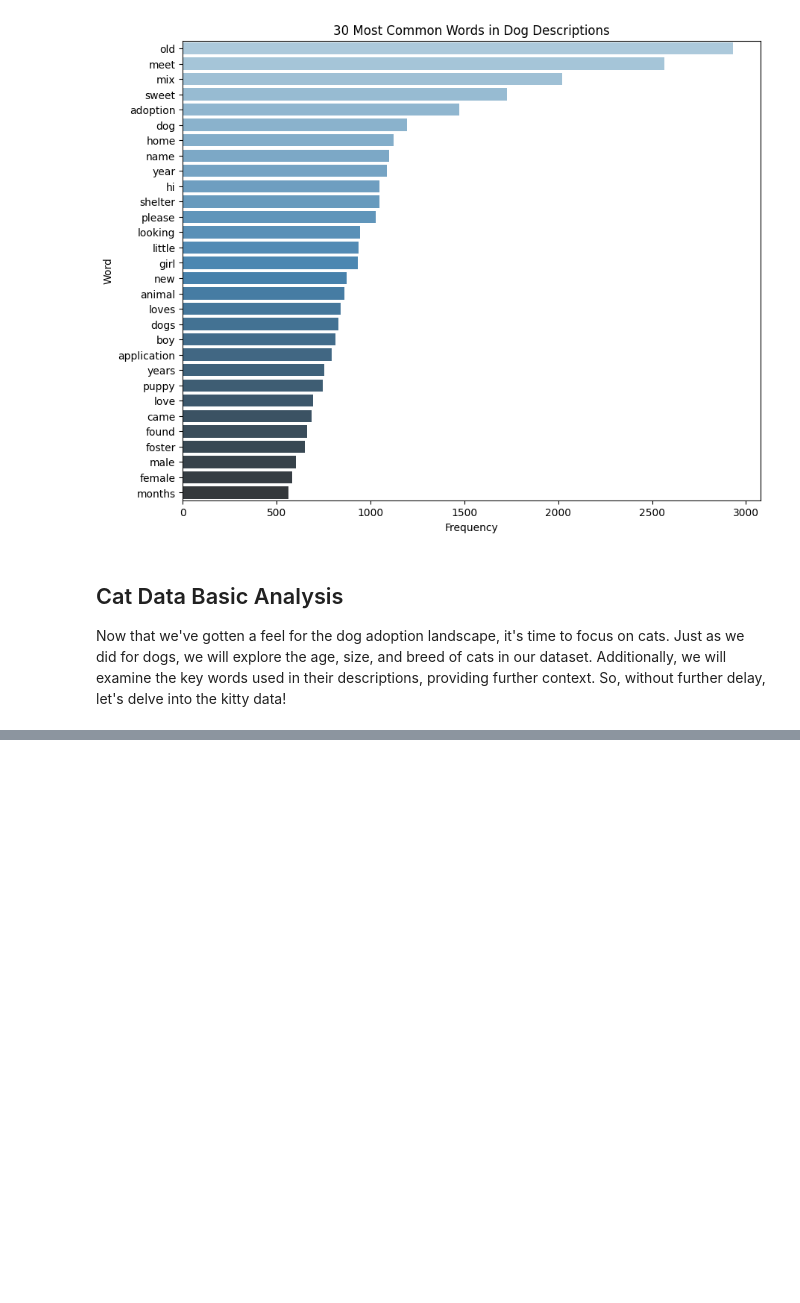
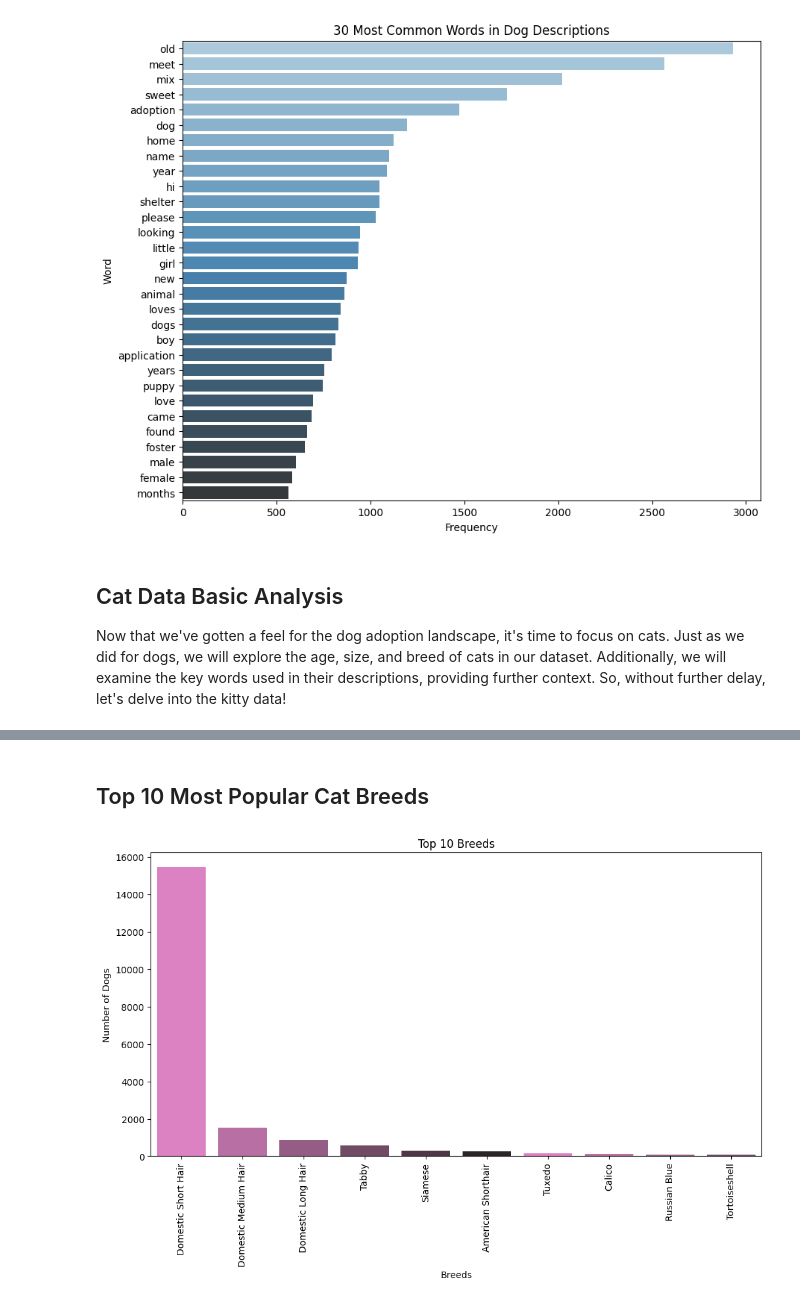
Before and after one commit to violeta-kastreva/pet-adoption-rates-research, a Jupyter notebook: pets-research.ipynb, the cells around one changed output, grey strips where cells are left out. Saved outputs shown, nothing was run; the diff lists cells and outputs as text; code cells hidden in the pictures; blank space fills up the shorter version.

```diff
--- a/pets-research.ipynb
+++ b/pets-research.ipynb
@@ -220,0 +271,15 @@ Now that we've gotten a feel for the dog adoption landscape, it's time to focus
+# %% [markdown]
+## Top 10 Most Popular Cat Breeds
+# %%
+top_breeds = df['breed'].value_counts()[:10]
+
+plt.figure(figsize=(12, 6))
+
+sns.barplot(x=top_breeds.index, y=top_breeds.values, palette=pink_palette)
+plt.xticks(rotation=90)  # Change rotation to 90
+plt.title("Top 10 Breeds")
+plt.ylabel("Number of Dogs")
+plt.xlabel("Breeds")
+plt.show()
+# %% [output]
+[figure, added]
```
Also changed, not shown: parts of 6 cells of this notebook.
